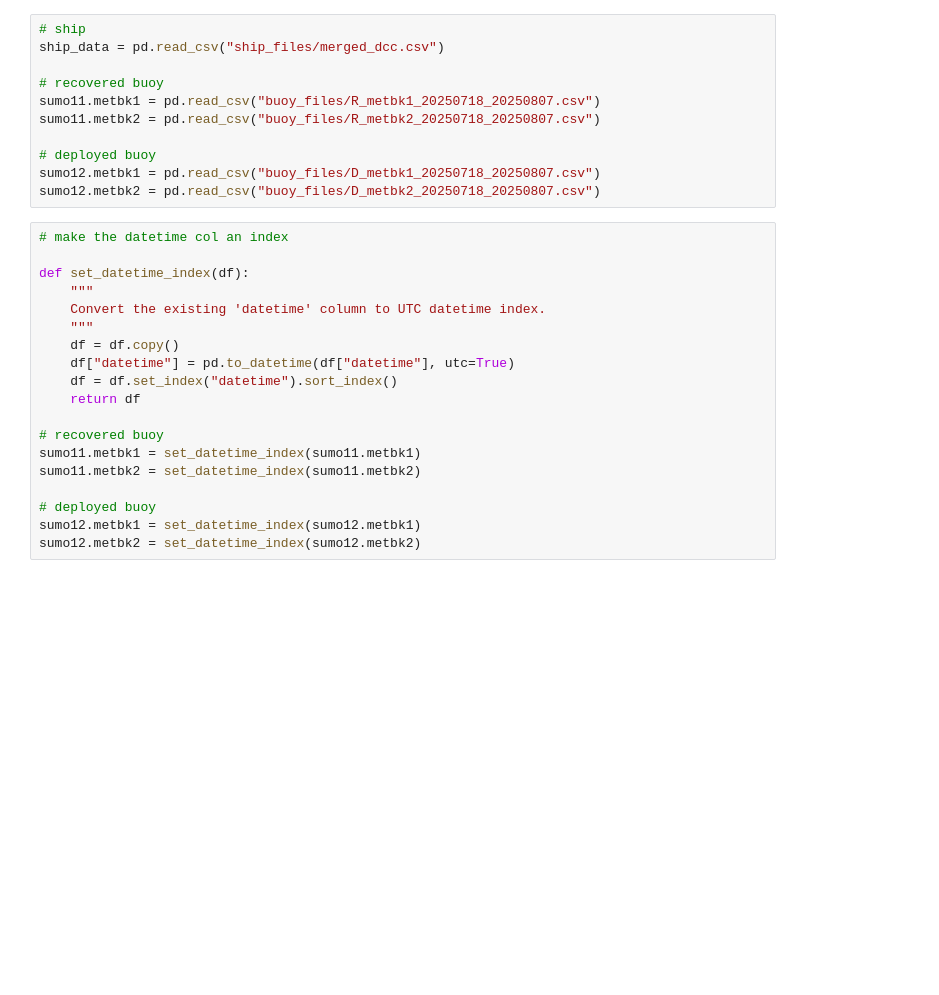
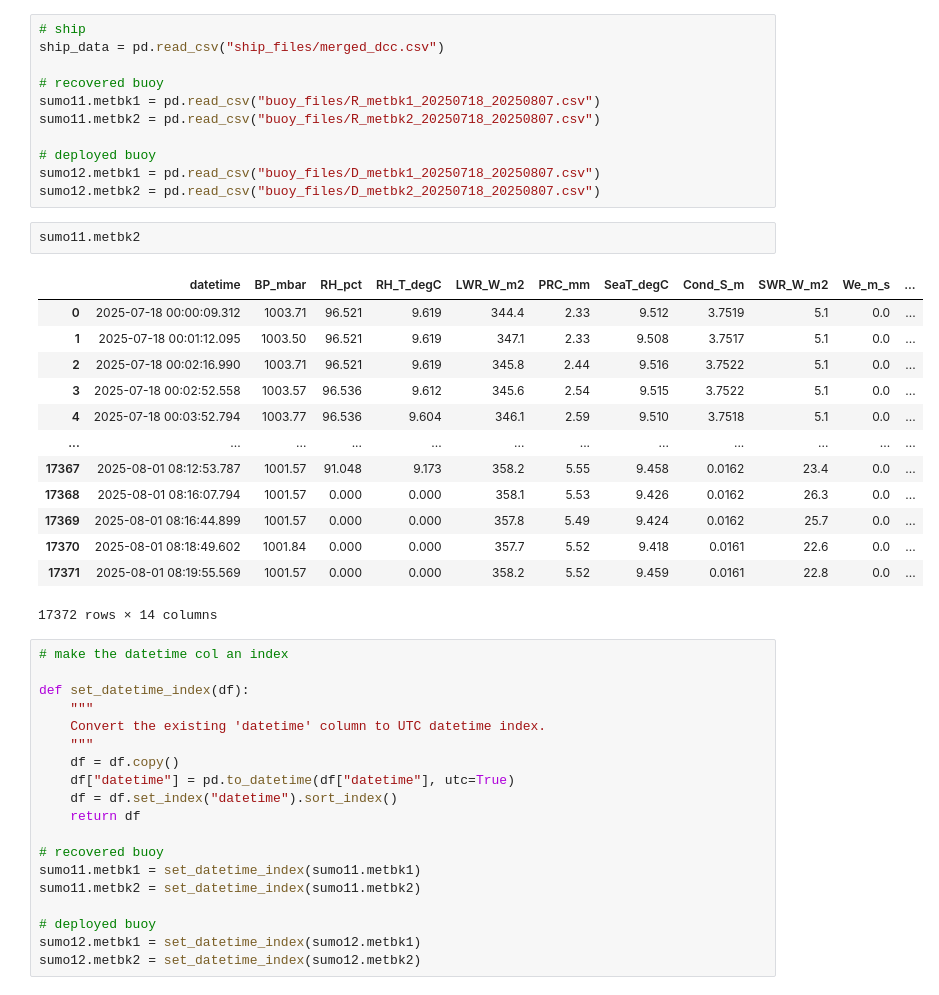
Before and after one commit to sauuyer/irm_12_weather_plots, a Jupyter notebook: 02 MetBK Graphs - Irminger 12.ipynb, the cells around one changed output. Drawn from its saved outputs; the diff is of its cells as text; blank space fills up the shorter version.

```diff
--- a/02 MetBK Graphs - Irminger 12.ipynb
+++ b/02 MetBK Graphs - Irminger 12.ipynb
@@ -27,6 +27,22 @@ sumo11.metbk2 = pd.read_csv("buoy_files/R_metbk2_20250718_20250807.csv")
 # deployed buoy
 sumo12.metbk1 = pd.read_csv("buoy_files/D_metbk1_20250718_20250807.csv")
 sumo12.metbk2 = pd.read_csv("buoy_files/D_metbk2_20250718_20250807.csv")
+# %%
+sumo11.metbk2
+# %% [output]
+|  | datetime | BP_mbar | RH_pct | RH_T_degC | LWR_W_m2 | PRC_mm | SeaT_degC | Cond_S_m | SWR_W_m2 | We_m_s | ... |
+| 0 | 2025-07-18 00:00:09.312 | 1003.71 | 96.521 | 9.619 | 344.4 | 2.33 | 9.512 | 3.7519 | 5.1 | 0.0 | ... |
+| 1 | 2025-07-18 00:01:12.095 | 1003.50 | 96.521 | 9.619 | 347.1 | 2.33 | 9.508 | 3.7517 | 5.1 | 0.0 | ... |
+| 2 | 2025-07-18 00:02:16.990 | 1003.71 | 96.521 | 9.619 | 345.8 | 2.44 | 9.516 | 3.7522 | 5.1 | 0.0 | ... |
+| 3 | 2025-07-18 00:02:52.558 | 1003.57 | 96.536 | 9.612 | 345.6 | 2.54 | 9.515 | 3.7522 | 5.1 | 0.0 | ... |
+| 4 | 2025-07-18 00:03:52.794 | 1003.77 | 96.536 | 9.604 | 346.1 | 2.59 | 9.510 | 3.7518 | 5.1 | 0.0 | ... |
+| ... | ... | ... | ... | ... | ... | ... | ... | ... | ... | ... | ... |
+| 17367 | 2025-08-01 08:12:53.787 | 1001.57 | 91.048 | 9.173 | 358.2 | 5.55 | 9.458 | 0.0162 | 23.4 | 0.0 | ... |
+| 17368 | 2025-08-01 08:16:07.794 | 1001.57 | 0.000 | 0.000 | 358.1 | 5.53 | 9.426 | 0.0162 | 26.3 | 0.0 | ... |
+| 17369 | 2025-08-01 08:16:44.899 | 1001.57 | 0.000 | 0.000 | 357.8 | 5.49 | 9.424 | 0.0162 | 25.7 | 0.0 | ... |
+| 17370 | 2025-08-01 08:18:49.602 | 1001.84 | 0.000 | 0.000 | 357.7 | 5.52 | 9.418 | 0.0161 | 22.6 | 0.0 | ... |
+| 17371 | 2025-08-01 08:19:55.569 | 1001.57 | 0.000 | 0.000 | 358.2 | 5.52 | 9.459 | 0.0161 | 22.8 | 0.0 | ... |
+17372 rows × 14 columns
 # %%
 # make the datetime col an index
 
```
Also changed, not shown: parts of 4 cells of this notebook.
